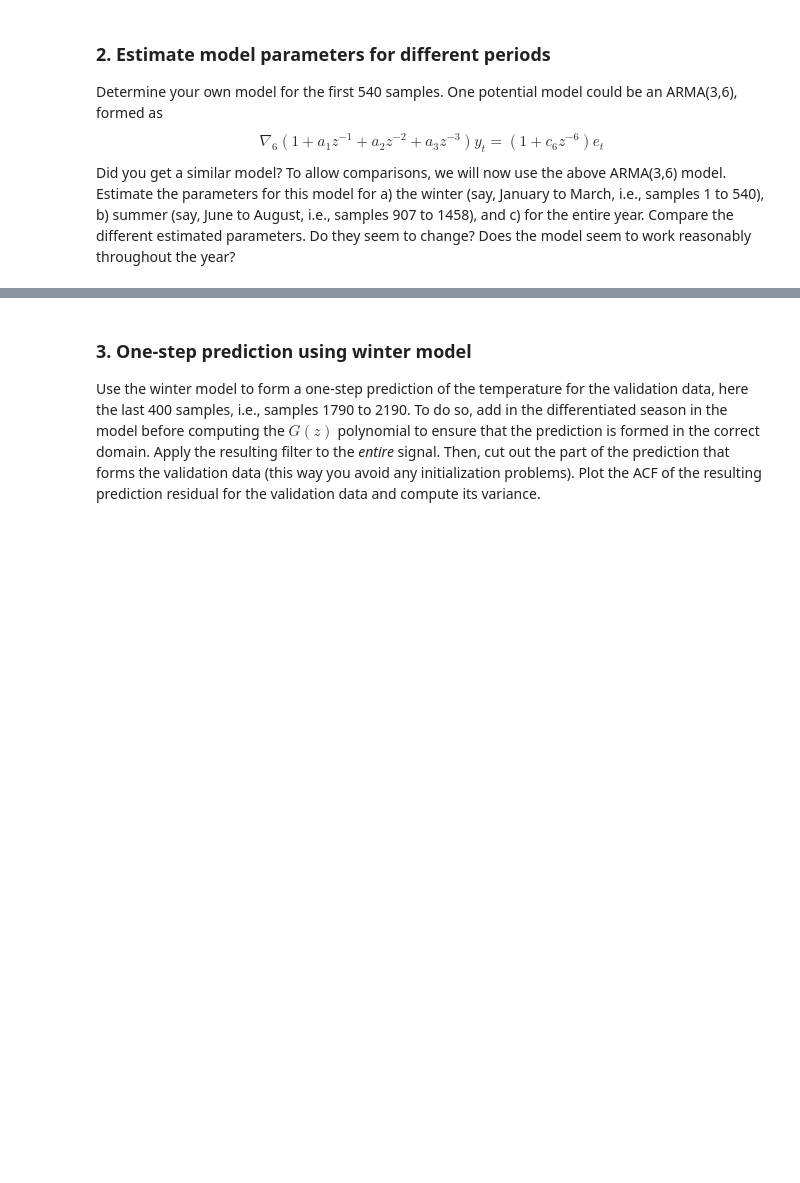
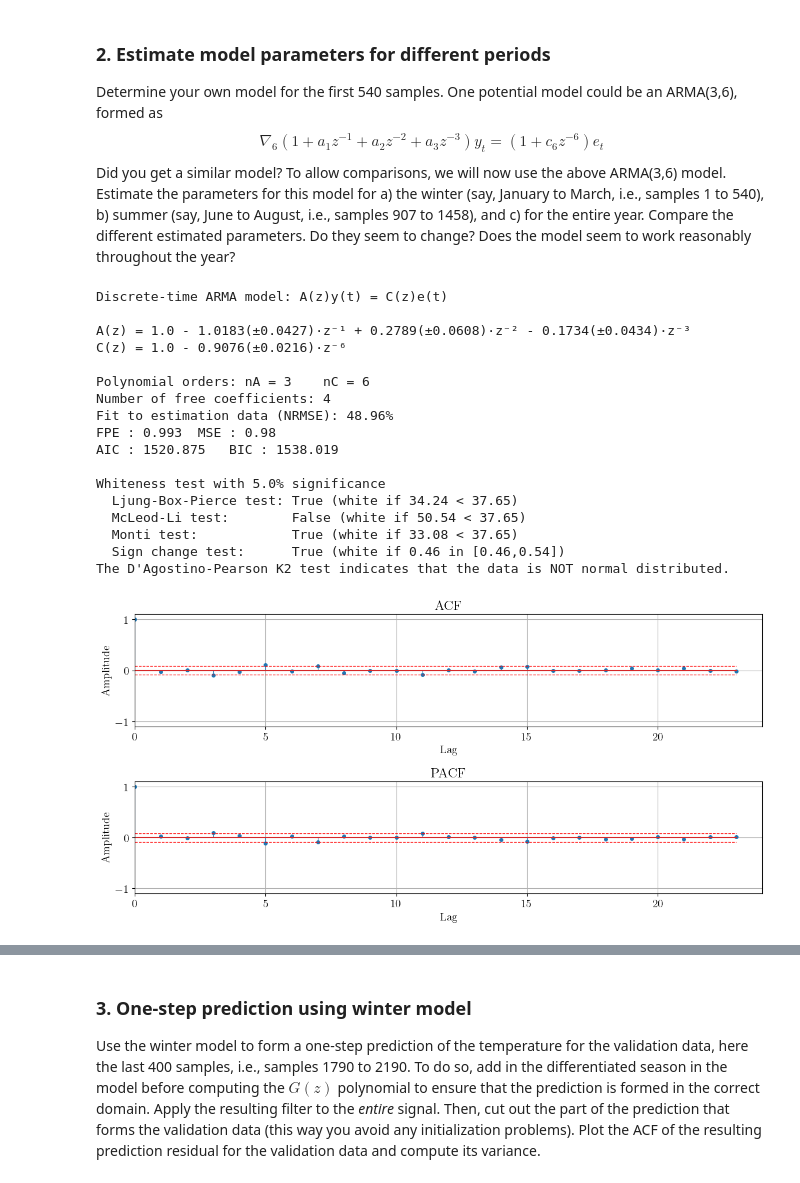
Before and after one commit to asifakhan09/MASM17-Time-series-analysis, a Jupyter notebook: Lab 3/lab3_Johan_V2.ipynb, the cells around one changed output, grey strips where cells are left out. Cells and saved outputs as stored; diff of their text form; code cells hidden in the pictures; blank space fills up the shorter version.

Commit message:
All tasks complete

```diff
--- a/Lab 3/lab3_Johan_V2.ipynb
+++ b/Lab 3/lab3_Johan_V2.ipynb
@@ -737,4 +746,37 @@ $$
 $$
 Did you get a similar model? To allow comparisons, we will now use the above ARMA(3,6) model. Estimate the parameters for this model for a) the winter (say, January to March, i.e., samples 1 to 540), b) summer (say, June to August, i.e., samples 907 to 1458), and c) for the entire year. Compare the different estimated parameters. Do they seem to change? Does the model seem to work reasonably throughout the year?
 # %%
-#write your code for task 2.5.2
+# First, we try some models, to get an idea what would be a reasonable one
+p = 3
+q = 6
+
+C_free = [1] + [0]*5 + [1]
+
+mdl = estimateARMA(ydiff[:540], A = p, C = q, C_free=C_free, plot=False)
+
+ehat = mdl.resid[p:]
+
+mdl.summary()
+whiteness_test(ehat)
+check_if_normal(ehat)
+
+plotACFnPACF(ehat)
+# %% [output]
+Discrete-time ARMA model: A(z)y(t) = C(z)e(t)
+
+A(z) = 1.0 - 1.0183(±0.0427)·z⁻¹ + 0.2789(±0.0608)·z⁻² - 0.1734(±0.0434)·z⁻³
+C(z) = 1.0 - 0.9076(±0.0216)·z⁻⁶
+
+Polynomial orders: nA = 3    nC = 6
+Number of free coefficients: 4
+Fit to estimation data (NRMSE): 48.96%
+FPE : 0.993  MSE : 0.98
+AIC : 1520.875   BIC : 1538.019
+
+Whiteness test with 5.0% significance
+  Ljung-Box-Pierce test: True (white if 34.24 < 37.65)
+  McLeod-Li test:        False (white if 50.54 < 37.65)
+  Monti test:            True (white if 33.08 < 37.65)
+  Sign change test:      True (white if 0.46 in [0.46,0.54])
+The D'Agostino-Pearson K2 test indicates that the data is NOT normal distributed.
+[figure, added]
```
Also changed, not shown: parts of 10 cells of this notebook.
